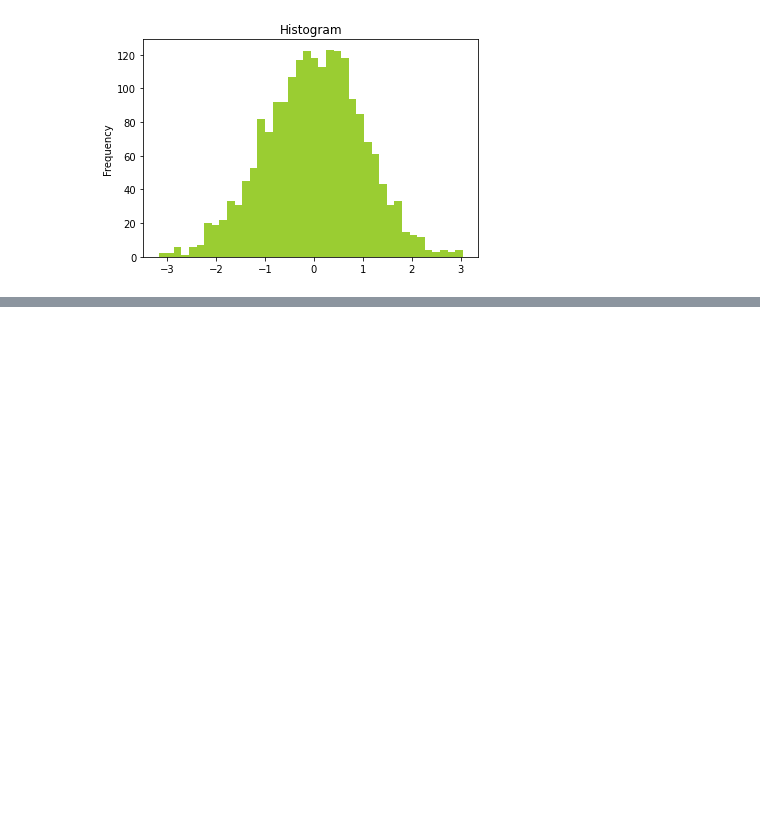
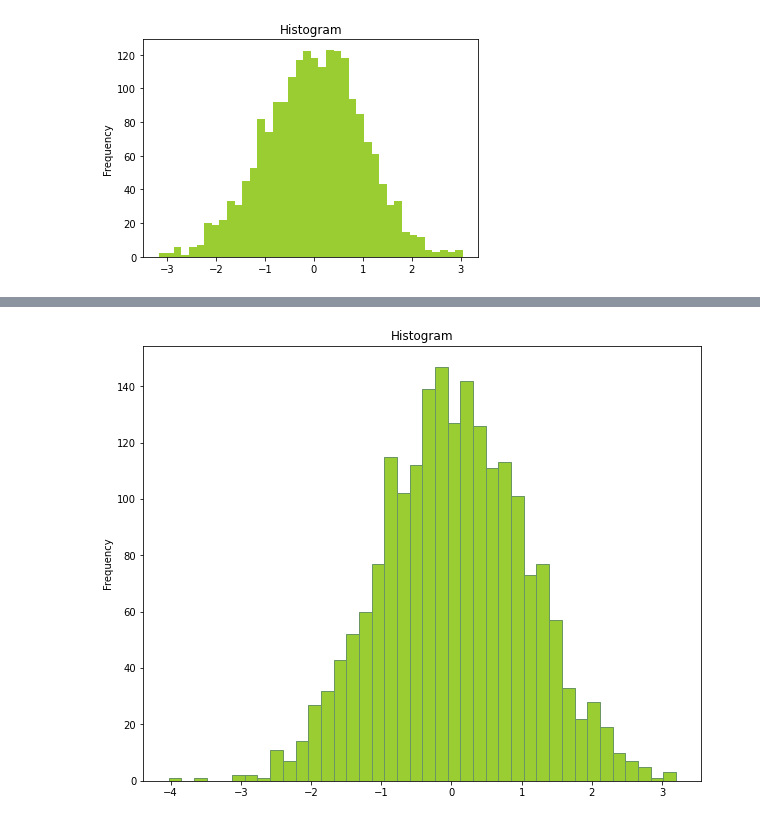
Before and after one commit to uannabi/MatPlotLibGraph, a Jupyter notebook: Histogram.ipynb, the cells around one changed output, grey strips where cells are left out. Saved outputs shown, nothing was run; the diff lists cells and outputs as text; code cells hidden in the pictures; blank space fills up the shorter version.

Commit message:
Using various Binning

```diff
--- a/Histogram.ipynb
+++ b/Histogram.ipynb
@@ -20,0 +21,9 @@ plt.show()
+# %%
+# Using Edge Color for readability
+plt.figure(figsize=(10,8))
+x = np.random.normal(size = 2000)
+plt.hist(x, bins=40, color='yellowgreen' , edgecolor="#6A9662")
+plt.gca().set(title='Histogram', ylabel='Frequency')
+plt.show()
+# %% [output]
+[figure, added]
```
Also changed, not shown: parts of 2 cells of this notebook.
